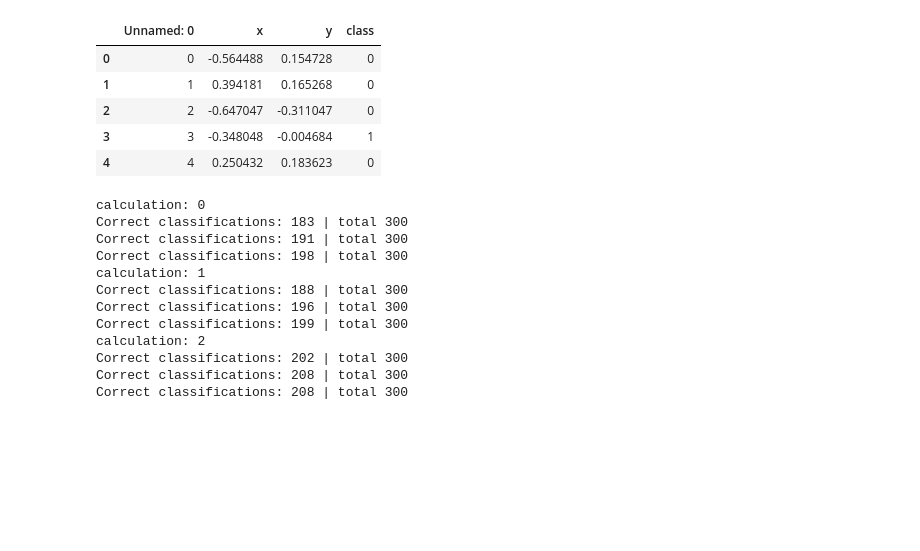
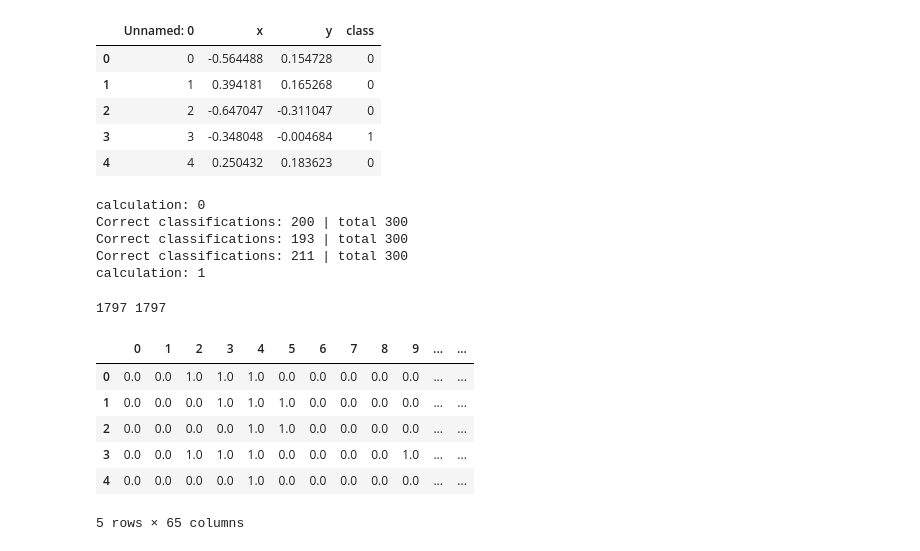
Before and after one commit to A-Howedy/RandomForest-SVM, a Jupyter notebook: RandomForest.ipynb, the cells around one changed output. Saved outputs shown, nothing was run; the diff lists cells and outputs as text; code cells hidden in the pictures; blank space fills up the shorter version.

Commit message:
All calculations working for iris set

```diff
--- a/RandomForest.ipynb
+++ b/RandomForest.ipynb
@@ -321,15 +331,17 @@ subset_length = ceil(sqrt(len(train)))
 print(len(train), len(test), subset_length, max_depth, tree_nums)
 # %%
 iris_predictions = []
-for num_of_trees in tree_nums:
-    trained_trees = random_forest(train, features, subset_length, max_depth, num_of_trees, entropy_calculation)
-    predictions = predict_data_with_trees(test, trained_trees, num_of_trees)
-    i = 0
-    correct = 0
-    total = 0
-    for ind, val in test['class'].items():
-        if predictions[i] == val:
-            correct+=1
-        i+=1
-        total+=1
-    print(f"Correct classifications: {correct} | total {total}")
+for idx, calculation in enumerate(calculation_options):
+    print("calculation: ", idx)
+    for num_of_trees in tree_nums:
+        trained_trees = random_forest(train, features, subset_length, max_depth, num_of_trees, calculation)
+        predictions = predict_data_with_trees(test, trained_trees, num_of_trees)
+        i = 0
+        correct = 0
+        total = 0
+        for ind, val in test['class'].items():
+            if predictions[i] == val:
+                correct+=1
+            i+=1
+            total+=1
+        print(f"Correct classifications: {correct} | total {total}")
@@ -473,7 +498,7 @@ calculation_options = [gini_index_calculation, entropy_calculation, misclassific
 for idx, calculation in enumerate(calculation_options):
     print(f"calculation: {idx}")
     for num_of_trees in tree_nums:
-        trained_trees = random_forest(train, features, subset_length, max_depth, num_of_trees, gini_index_calculation)
+        trained_trees = random_forest(train, features, subset_length, max_depth, num_of_trees, calculation)
         predictions = predict_data_with_trees(test, trained_trees, num_of_trees)
         i = 0
         correct = 0
@@ -486,14 +511,34 @@ for idx, calculation in enumerate(calculation_options):
         print(f"Correct classifications: {correct} | total {total}")
 # %% [output]
 calculation: 0
-Correct classifications: 183 | total 300
-Correct classifications: 191 | total 300
-Correct classifications: 198 | total 300
+Correct classifications: 200 | total 300
+Correct classifications: 193 | total 300
+Correct classifications: 211 | total 300
 calculation: 1
-Correct classifications: 188 | total 300
-Correct classifications: 196 | total 300
-Correct classifications: 199 | total 300
-calculation: 2
-Correct classifications: 202 | total 300
-Correct classifications: 208 | total 300
-Correct classifications: 208 | total 300
+# %%
+#MNIST TIME
+mnist_digit = load_digits()
+print(len(mnist_digit.data), len(mnist_digit.target))
+mnist_set = pd.DataFrame(mnist_digit.data)
+# CONVERT DATA TO ON/OFF VALUES INSTEAD OF CONTINUOUS?
+# mnist_set['class'] = mnist_digit.target
+# mnist_set.tail()
+f_names = [i for i in range(0,64)]
+threshold_intensity = 5
+for idx in mnist_set.index:
+    for feature_name in f_names:
+        mnist_set.at[idx,feature_name] = 0 if mnist_set.at[idx,feature_name] < threshold_intensity else 1
+# %% [output]
+1797 1797
+# %%
+mnist_set["class"] = mnist_digit.target
+# %%
+mnist_set.head()
+# %% [output]
+|  | 0 | 1 | 2 | 3 | 4 | 5 | 6 | 7 | 8 | 9 | ... | ... |
+| 0 | 0.0 | 0.0 | 1.0 | 1.0 | 1.0 | 0.0 | 0.0 | 0.0 | 0.0 | 0.0 | ... | ... |
+| 1 | 0.0 | 0.0 | 0.0 | 1.0 | 1.0 | 1.0 | 0.0 | 0.0 | 0.0 | 0.0 | ... | ... |
+| 2 | 0.0 | 0.0 | 0.0 | 0.0 | 1.0 | 1.0 | 0.0 | 0.0 | 0.0 | 0.0 | ... | ... |
+| 3 | 0.0 | 0.0 | 1.0 | 1.0 | 1.0 | 0.0 | 0.0 | 0.0 | 0.0 | 1.0 | ... | ... |
+| 4 | 0.0 | 0.0 | 0.0 | 0.0 | 1.0 | 0.0 | 0.0 | 0.0 | 0.0 | 0.0 | ... | ... |
+5 rows × 65 columns
```
Also changed, not shown: parts of 9 cells of this notebook.
